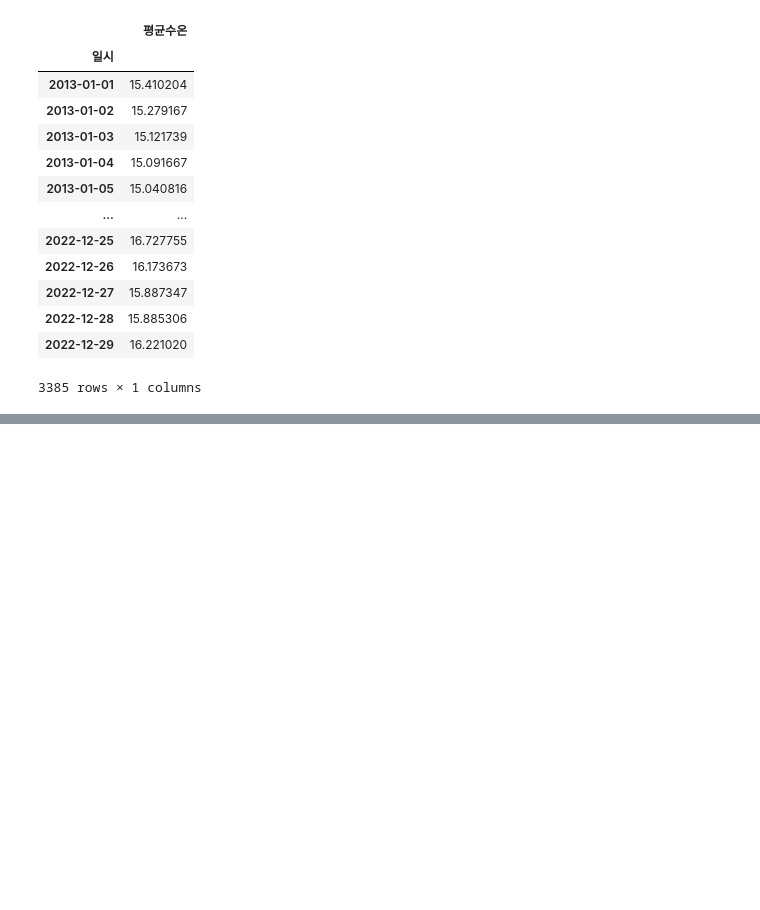
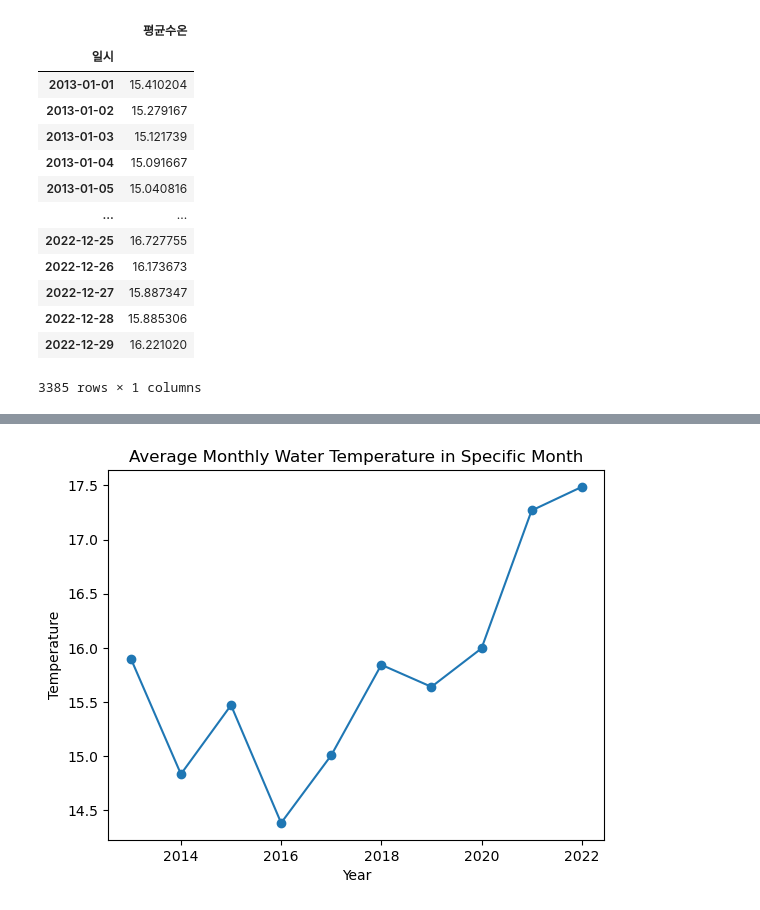
Before and after one commit to eshehh/K1109_Py_Class_Lab, a Jupyter notebook: testpyt/0523_test2.ipynb, the cells around one changed output, grey strips where cells are left out. Saved outputs shown, nothing was run; the diff lists cells and outputs as text; code cells hidden in the pictures; blank space fills up the shorter version.

```diff
--- a/testpyt/0523_test2.ipynb
+++ b/testpyt/0523_test2.ipynb
@@ -74,0 +145,19 @@ df
+# %%
+
+# Define the specific month you want to plot
+target_month = 12  # August
+
+# Filter the data for the specific month
+specific_month_data = df[df.index.month == target_month]
+
+# Group by year and calculate the average temperature
+yearly_avg_specific_month = specific_month_data.groupby(specific_month_data.index.year)['평균수온'].mean()
+
+# Plot the average monthly water temperature for the specific month
+yearly_avg_specific_month.plot(marker='o', linestyle='-')
+plt.xlabel('Year')
+plt.ylabel('Temperature')
+plt.title('Average Monthly Water Temperature in Specific Month')
+plt.show()
+# %% [output]
+[figure, added]
```
Also changed, not shown: parts of 13 cells of this notebook, 3 other files.
